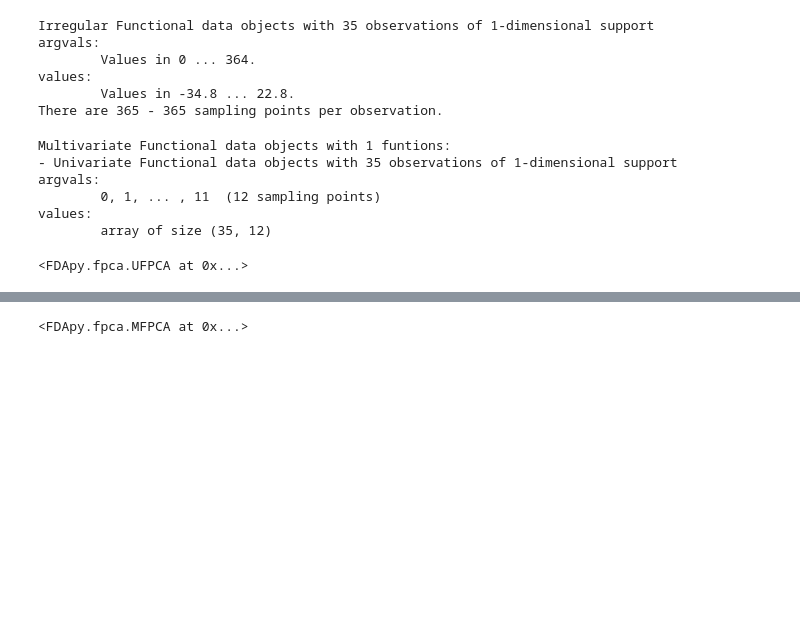
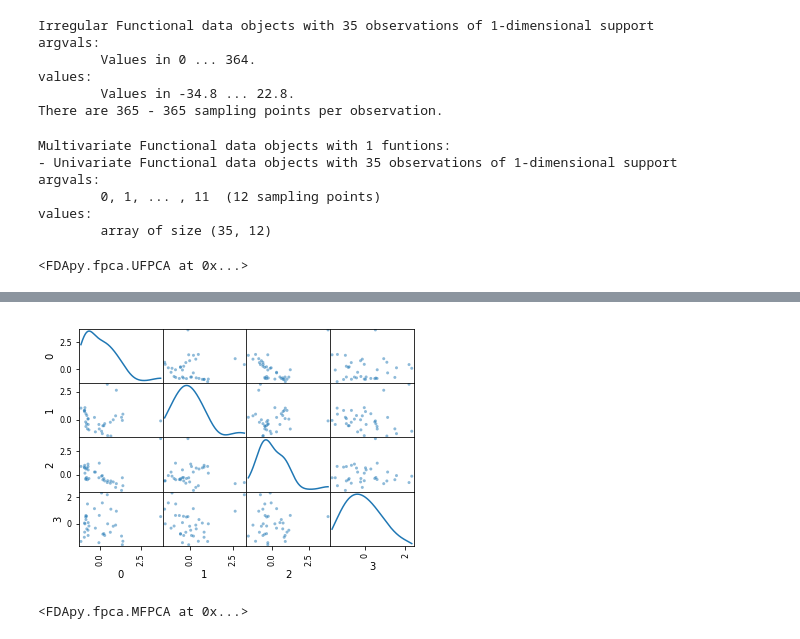
Before and after one commit to StevenGolovkine/FDApy, a Jupyter notebook: examples/canadian_weather.ipynb, the cells around one changed output, grey strips where cells are left out. Saved outputs shown, nothing was run; the diff lists cells and outputs as text; code cells hidden in the pictures; blank space fills up the shorter version.

```diff
--- a/examples/canadian_weather.ipynb
+++ b/examples/canadian_weather.ipynb
@@ -182,0 +213,6 @@ dailyTemp_proj = fpca.transform(dailyTemp)
+# %%
+# Plot the projection of the data onto the eigenfunctions
+pd.plotting.scatter_matrix(pd.DataFrame(monthlyPrec_proj), diagonal='kde')
+plt.show()
+# %% [output]
+[figure, added]
```
Also changed, not shown: parts of 16 cells of this notebook, 2 other files.
